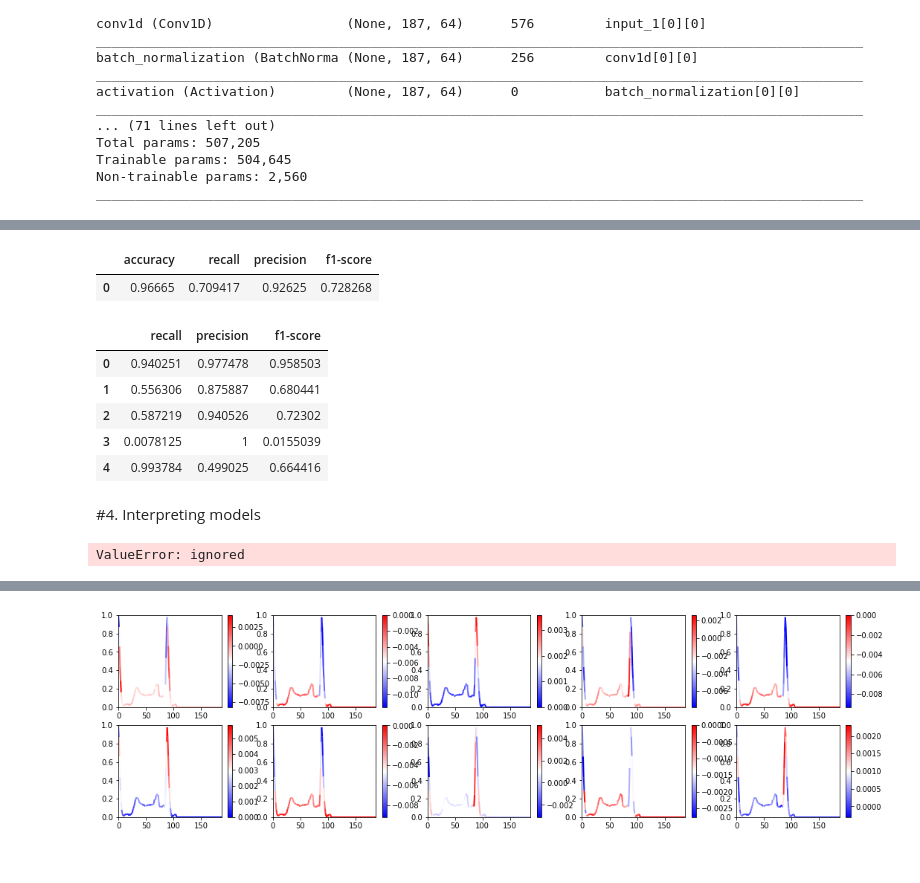
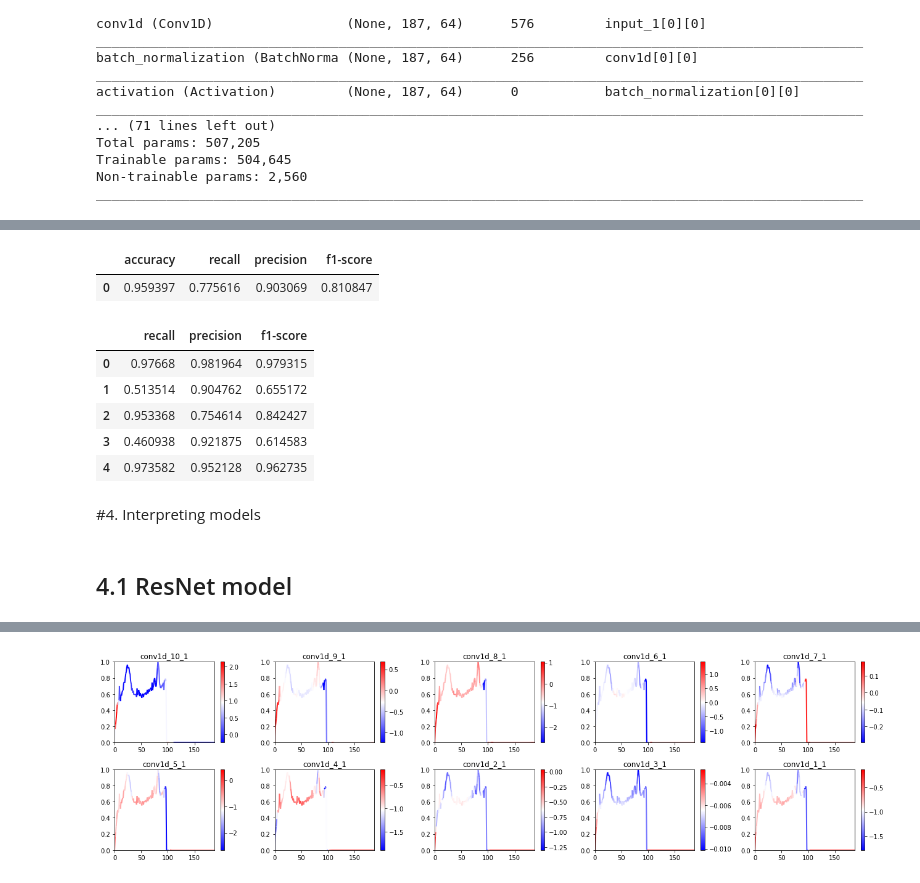
Before and after one commit to DatenBiene/Medical_Time_Series_Calssification, a Jupyter notebook: MIT_BIH.ipynb, the cells around one changed output, grey strips where cells are left out. Drawn from its saved outputs; the diff is of its cells as text; code cells hidden in the pictures.

```diff
--- a/MIT_BIH.ipynb
+++ b/MIT_BIH.ipynb
@@ -76,7 +74,7 @@ plt.show()
 # %% [markdown]
 We first split the dataset into three parts (training validation test), while keeping the proportions intact.
 # %%
-xtrain,ytrain,xval,yval,xtest,ytest,y_true = split_dataset(data,labels,'MIT-BIH')
+xtrain,ytrain,xval,yval,y_val_true, xtest,ytest,y_test_true = split_dataset(data,labels,validation=True)
 # %% [markdown]
 # 3. Testing models
 # %%
@@ -183,7 +181,7 @@ Non-trainable params: 2,560
 __________________________________________________________________________________________________
 # %%
 %matplotlib inline
-hist = resnet.fit(xtrain_r,ytrain,xval_r,yval,y_true,batch_size=32,nb_epochs=2)
+hist = resnet.fit(xtrain_r,ytrain,xval_r,yval,y_val_true,batch_size=32,nb_epochs=2)
 # %% [output]
 Train on 52532 samples, validate on 17511 samples
 Epoch 1/2
@@ -194,19 +191,19 @@ Epoch 2/2
 # %%
 ypred = resnet.predict(xval_r,np.argmax(yval,axis=1),return_df_metrics=False)
 ypred = np.argmax(ypred,axis=1)
-evaluate(y_true,ypred)
+evaluate(y_val_true,ypred)
 # %% [output]
 |  | accuracy | recall | precision | f1-score |
-| 0 | 0.96665 | 0.709417 | 0.92625 | 0.728268 |
+| 0 | 0.959397 | 0.775616 | 0.903069 | 0.810847 |
 # %%
-get_binary_metrics(y_true,ypred)
+get_binary_metrics(y_val_true,ypred)
 # %% [output]
 |  | recall | precision | f1-score |
-| 0 | 0.940251 | 0.977478 | 0.958503 |
-| 1 | 0.556306 | 0.875887 | 0.680441 |
-| 2 | 0.587219 | 0.940526 | 0.72302 |
-| 3 | 0.0078125 | 1 | 0.0155039 |
-| 4 | 0.993784 | 0.499025 | 0.664416 |
+| 0 | 0.97668 | 0.981964 | 0.979315 |
+| 1 | 0.513514 | 0.904762 | 0.655172 |
+| 2 | 0.953368 | 0.754614 | 0.842427 |
+| 3 | 0.460938 | 0.921875 | 0.614583 |
+| 4 | 0.973582 | 0.952128 | 0.962735 |
 # %% [markdown]
 #4. Interpreting models
 # %%
@@ -216,12 +213,10 @@ not_normal = []
 for i in range(len(ypred)):
     if not ypred[i]==0:
         not_normal.append(i)
-# %%
-sig = xval_r[0]
-sig = sig.reshape(1,sig.shape[0],sig.shape[1])
-activations = keract.get_activations(resnet.model, sig)
-# %% [output]
-ValueError: ignored
+# %% [markdown]
+## 4.1 ResNet model
+# %%
+resnet_model = tf.keras.models.load_model('output_resnet/best_model.hdf5')
 # %%
-display_conv_activations(resnet,xval_r[0])
+display_conv_activations(resnet_model,xval_r[not_normal[0]])
 # %% [output]
@@ -228 +224 @@ display_conv_activations(resnet,xval_r[0])
-[figure, old version]
+[figure, new version]
```
Also changed, not shown: parts of 4 cells of this notebook, 1 other file.
